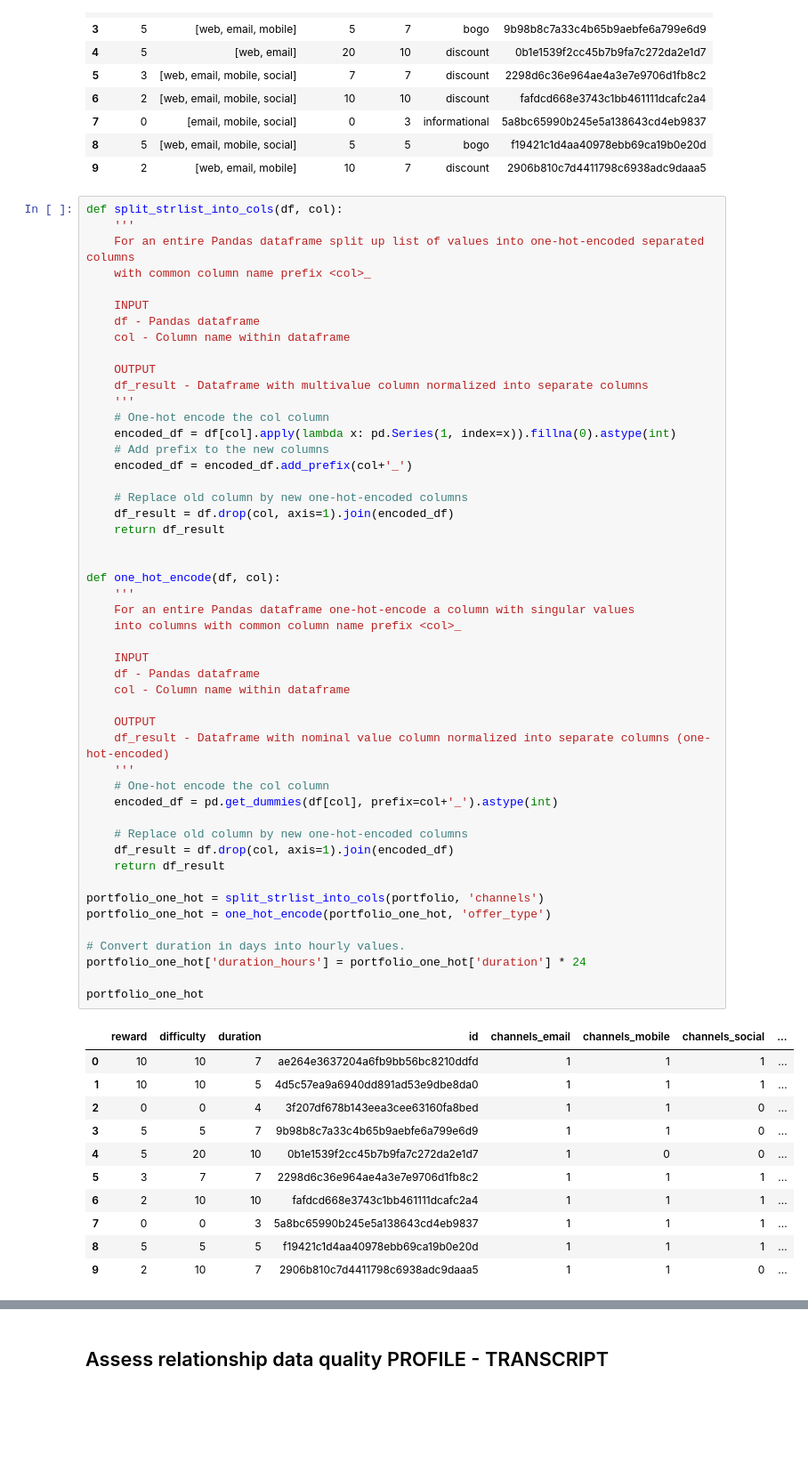
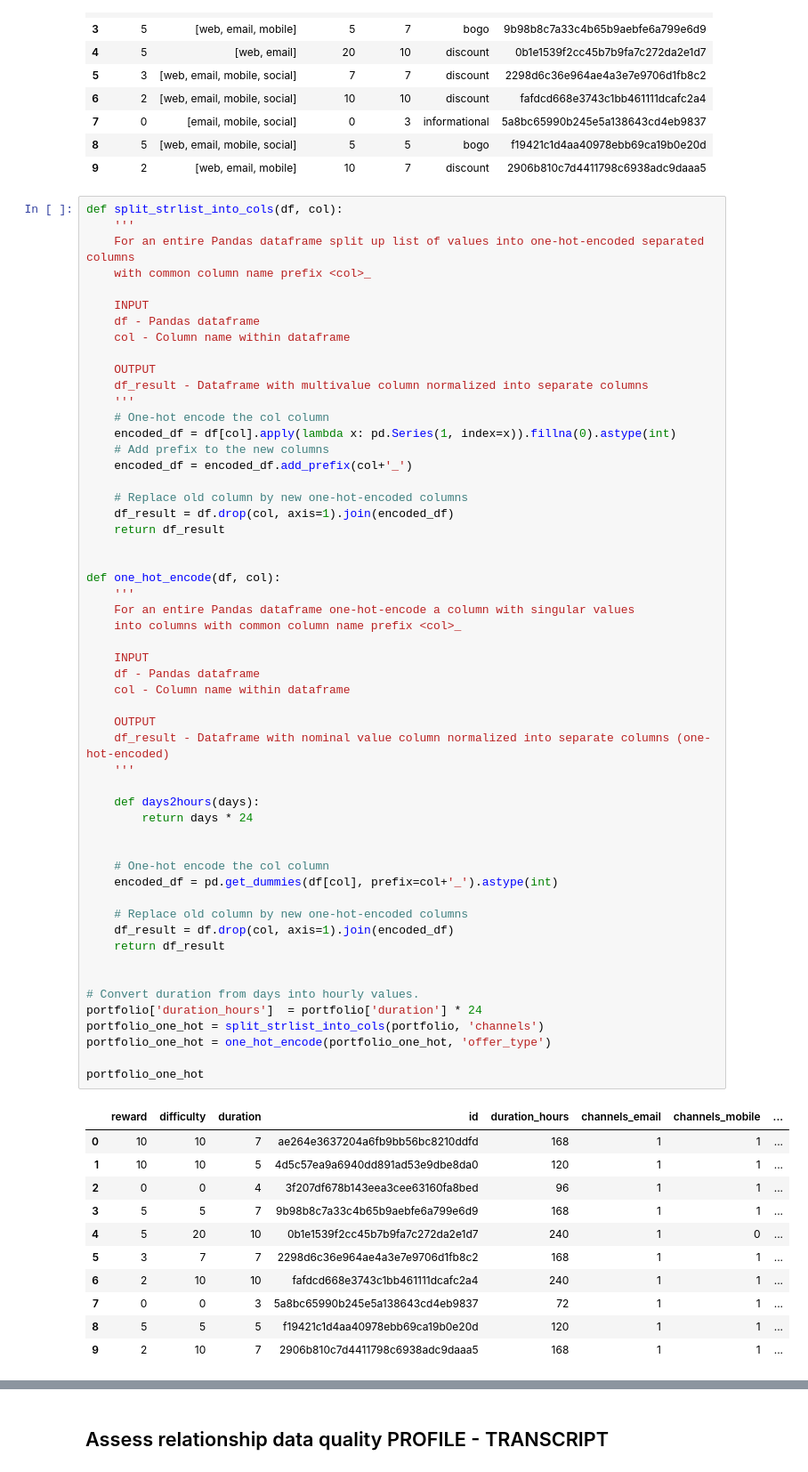
Before and after one commit to Oliver-Balb/Starbucks, a Jupyter notebook: Starbucks_Capstone_notebook.ipynb, the cells around one changed output, grey strips where cells are left out. Shown at 89% size. Saved outputs shown, nothing was run; the diff lists cells and outputs as text; blank space fills up the shorter version.

```diff
--- a/Starbucks_Capstone_notebook.ipynb
+++ b/Starbucks_Capstone_notebook.ipynb
@@ -124,44 +124,49 @@ def split_strlist_into_cols(df, col):
 
     # Replace old column by new one-hot-encoded columns
     df_result = df.drop(col, axis=1).join(encoded_df)
     return df_result
 
 
 def one_hot_encode(df, col):
     '''
     For an entire Pandas dataframe one-hot-encode a column with singular values
     into columns with common column name prefix <col>_
 
     INPUT
     df - Pandas dataframe
     col - Column name within dataframe
 
     OUTPUT
     df_result - Dataframe with nominal value column normalized into separate columns (one-hot-encoded)
     '''
+
+    def days2hours(days):
+        return days * 24
+
+
     # One-hot encode the col column
     encoded_df = pd.get_dummies(df[col], prefix=col+'_').astype(int)
 
     # Replace old column by new one-hot-encoded columns
     df_result = df.drop(col, axis=1).join(encoded_df)
     return df_result
 
+
+# Convert duration from days into hourly values.
+portfolio['duration_hours']  = portfolio['duration'] * 24
 portfolio_one_hot = split_strlist_into_cols(portfolio, 'channels')
 portfolio_one_hot = one_hot_encode(portfolio_one_hot, 'offer_type')
 
-# Convert duration in days into hourly values.
-portfolio_one_hot['duration_hours'] = portfolio_one_hot['duration'] * 24
-
 portfolio_one_hot
 # %% [output]
-|  | reward | difficulty | duration | id | channels_email | channels_mobile | channels_social | ... |
-| 0 | 10 | 10 | 7 | ae264e3637204a6fb9bb56bc8210ddfd | 1 | 1 | 1 | ... |
-| 1 | 10 | 10 | 5 | 4d5c57ea9a6940dd891ad53e9dbe8da0 | 1 | 1 | 1 | ... |
-| 2 | 0 | 0 | 4 | 3f207df678b143eea3cee63160fa8bed | 1 | 1 | 0 | ... |
-| 3 | 5 | 5 | 7 | 9b98b8c7a33c4b65b9aebfe6a799e6d9 | 1 | 1 | 0 | ... |
-| 4 | 5 | 20 | 10 | 0b1e1539f2cc45b7b9fa7c272da2e1d7 | 1 | 0 | 0 | ... |
-| 5 | 3 | 7 | 7 | 2298d6c36e964ae4a3e7e9706d1fb8c2 | 1 | 1 | 1 | ... |
-| 6 | 2 | 10 | 10 | fafdcd668e3743c1bb461111dcafc2a4 | 1 | 1 | 1 | ... |
-| 7 | 0 | 0 | 3 | 5a8bc65990b245e5a138643cd4eb9837 | 1 | 1 | 1 | ... |
-| 8 | 5 | 5 | 5 | f19421c1d4aa40978ebb69ca19b0e20d | 1 | 1 | 1 | ... |
-| 9 | 2 | 10 | 7 | 2906b810c7d4411798c6938adc9daaa5 | 1 | 1 | 0 | ... |
+|  | reward | difficulty | duration | id | duration_hours | channels_email | channels_mobile | ... |
+| 0 | 10 | 10 | 7 | ae264e3637204a6fb9bb56bc8210ddfd | 168 | 1 | 1 | ... |
+| 1 | 10 | 10 | 5 | 4d5c57ea9a6940dd891ad53e9dbe8da0 | 120 | 1 | 1 | ... |
+| 2 | 0 | 0 | 4 | 3f207df678b143eea3cee63160fa8bed | 96 | 1 | 1 | ... |
+| 3 | 5 | 5 | 7 | 9b98b8c7a33c4b65b9aebfe6a799e6d9 | 168 | 1 | 1 | ... |
+| 4 | 5 | 20 | 10 | 0b1e1539f2cc45b7b9fa7c272da2e1d7 | 240 | 1 | 0 | ... |
+| 5 | 3 | 7 | 7 | 2298d6c36e964ae4a3e7e9706d1fb8c2 | 168 | 1 | 1 | ... |
+| 6 | 2 | 10 | 10 | fafdcd668e3743c1bb461111dcafc2a4 | 240 | 1 | 1 | ... |
+| 7 | 0 | 0 | 3 | 5a8bc65990b245e5a138643cd4eb9837 | 72 | 1 | 1 | ... |
+| 8 | 5 | 5 | 5 | f19421c1d4aa40978ebb69ca19b0e20d | 120 | 1 | 1 | ... |
+| 9 | 2 | 10 | 7 | 2906b810c7d4411798c6938adc9daaa5 | 168 | 1 | 1 | ... |
```
Also changed, not shown: parts of 10 cells of this notebook, 4 other files.
